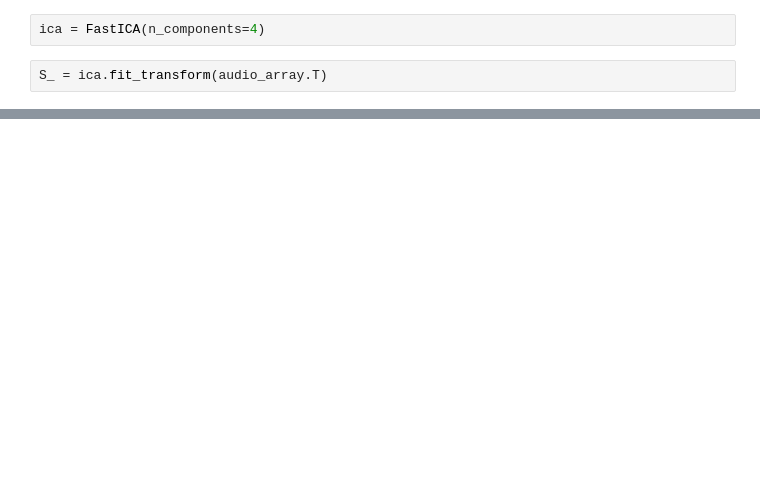
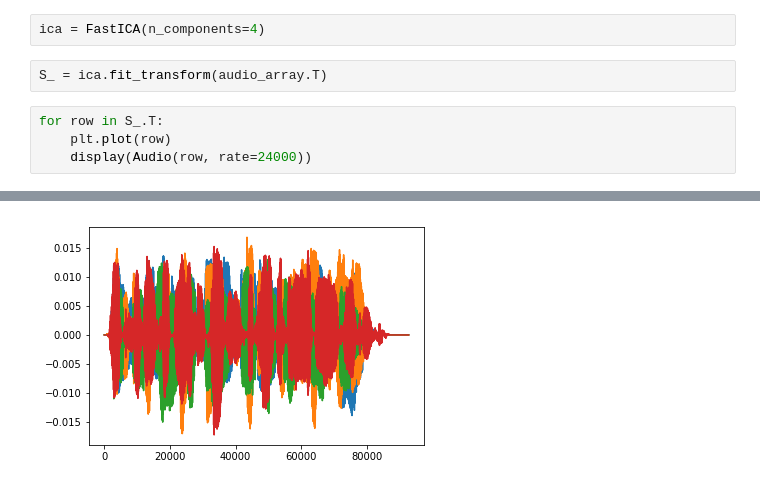
Before and after one commit to sachit-menon/notebooks, a Jupyter notebook: ica/ica_test.ipynb, the cells around one changed output, grey strips where cells are left out. Cells and saved outputs as stored; diff of their text form; blank space fills up the shorter version.

```diff
--- a/ica/ica_test.ipynb
+++ b/ica/ica_test.ipynb
@@ -51,3 +61,8 @@ for a in zip(samp_rates, sound_list):
 ica = FastICA(n_components=4)
 # %%
 S_ = ica.fit_transform(audio_array.T)
+# %%
+for row in S_.T:
+    plt.plot(row)
+    display(Audio(row, rate=24000))
+# %% [output]
@@ -54,3 +73,4 @@ S_ = ica.fit_transform(audio_array.T)
+[figure, added]
 # %%
 for row in S_.T:
     Audio(row, rate=24000)
```
Also changed, not shown: parts of 59 cells of this notebook, 21 other files.
